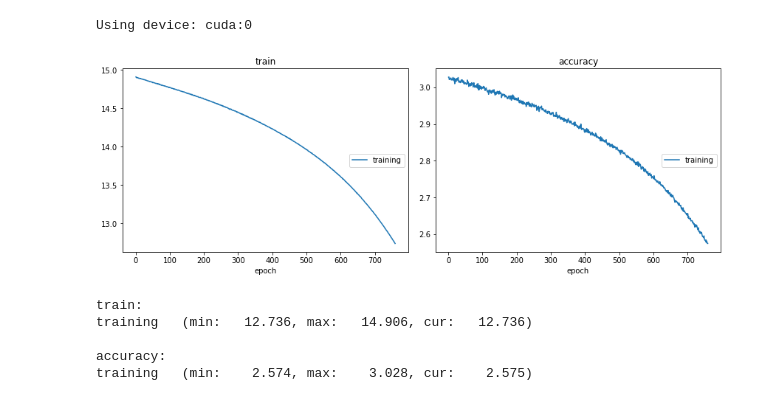
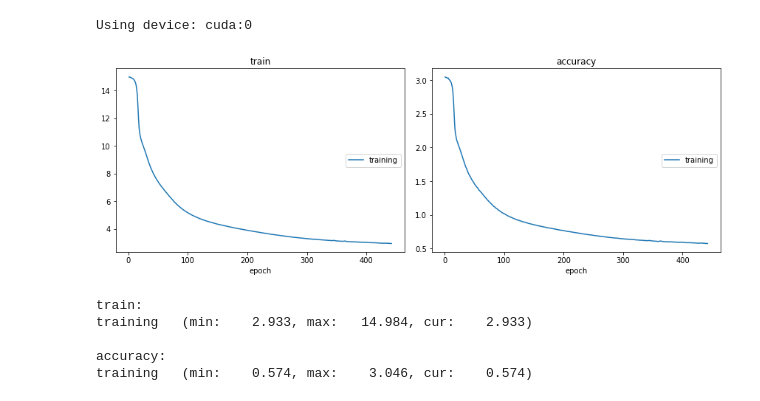
Before and after one commit to wfus/am254, a Jupyter notebook: MNISTCodec.ipynb, the cells around one changed output. Drawn from its saved outputs; the diff is of its cells as text; code cells hidden in the pictures.

```diff
--- a/MNISTCodec.ipynb
+++ b/MNISTCodec.ipynb
@@ -25,7 +25,7 @@ from livelossplot import PlotLosses
 # %%
 BATCH_SIZE = 4096
 ORIGINAL_SIZE = 28
-UNDERSAMPLED_SIZE = 10
+UNDERSAMPLED_SIZE = 15
 N = ORIGINAL_SIZE * ORIGINAL_SIZE
 M = UNDERSAMPLED_SIZE * UNDERSAMPLED_SIZE
 # %%
@@ -47,8 +47,35 @@ device = torch.device("cuda:0" if torch.cuda.is_available() else "cpu")
 print('Using device: %s' % str(device))
 # %% [output]
 Using device: cuda:0
+# %%
+class WFUMNISTCodec(nn.Module):
+    """A NN that definitely won't work, lmao, Test our dataloader."""
+    def __init__(self, original_res, sensing_res):
+        """Makes a FCN type architecture, takes in picture dimension d x d"""
+        super(WFUMNISTCodec, self).__init__()
+
+        self.m = sensing_res
+        # Sensing matrix
+        self.sensing = torch.nn.Linear(original_res * original_res, sensing_res * sensing_res, bias=False)
+
+        self.conv1 = torch.nn.Conv2d(1, 16, kernel_size=5, stride=1, padding=1)
+        self.conv2 = torch.nn.Conv2d(16, 8, kernel_size=4, stride=1, padding=1)
+        self.conv3 = torch.nn.Conv2d(8, 4, kernel_size=3, stride=1, padding=1)
+        self.conv4 = torch.nn.Conv2d(4, 1, kernel_size=3, stride=1, padding=1)
+        self.upsample = torch.nn.UpsamplingBilinear2d(size=(original_res, original_res))
+
+
+
+    def forward(self, x):
+        # Apply the sensing matrix without activation, reshape back to image-like for FCN
+        x = self.sensing(x.view(x.shape[0], -1)).view(x.shape[0], 1, self.m, self.m)
+        x = F.relu(self.conv1(x))
+        x = F.relu(self.conv2(x))
+        x = F.relu(self.conv3(x))
+        x = self.conv4(x)
+        return self.upsample(x)
 # %%
-class WFUMNISTCodec(nn.Module):
+class WFUMNISTCodecLarge(nn.Module):
     """A NN that definitely won't work, lmao, Test our dataloader."""
     def __init__(self, original_res, sensing_res):
         """Makes a FCN type architecture, takes in picture dimension d x d"""
@@ -56,12 +83,12 @@ class WFUMNISTCodec(nn.Module):
 
         self.m = sensing_res
         # Sensing matrix
-        self.sensing = torch.nn.Linear(original_res * original_res, sensing_res * sensing_res)
+        self.sensing = torch.nn.Linear(original_res * original_res, sensing_res * sensing_res, bias=False)
 
-        self.conv1 = torch.nn.Conv2d(1, 64, kernel_size=5, stride=1, padding=1)
-        self.conv2 = torch.nn.Conv2d(64, 32, kernel_size=4, stride=1, padding=1)
-        self.conv3 = torch.nn.Conv2d(32, 16, kernel_size=3, stride=1, padding=1)
-        self.conv4 = torch.nn.Conv2d(16, 1, kernel_size=3, stride=1, padding=1)
+        self.conv1 = torch.nn.Conv2d(1, 32, kernel_size=5, stride=1, padding=1)
+        self.conv2 = torch.nn.Conv2d(32, 16, kernel_size=4, stride=1, padding=1)
+        self.conv3 = torch.nn.Conv2d(16, 4, kernel_size=3, stride=1, padding=1)
+        self.conv4 = torch.nn.Conv2d(4, 1, kernel_size=3, stride=1, padding=1)
         self.upsample = torch.nn.UpsamplingBilinear2d(size=(original_res, original_res))
 
 
@@ -135,14 +162,14 @@ def train_fcn_mnist(network, epochs=10000, lr=0.001):
 # %%
 wfunet = WFUMNISTCodec(ORIGINAL_SIZE, UNDERSAMPLED_SIZE).to(device)
 # %%
-train_fcn_mnist(wfunet, lr=0.0001)
+train_fcn_mnist(wfunet, lr=0.01)
 # %% [output]
-[figure, old version]
+[figure, new version]
 train:
-training   (min:   12.736, max:   14.906, cur:   12.736)
+training   (min:    2.933, max:   14.984, cur:    2.933)
 
 accuracy:
-training   (min:    2.574, max:    3.028, cur:    2.575)
+training   (min:    0.574, max:    3.046, cur:    0.574)
 # %%
 random_test_X, random_test_y = None, None
 for X, y in train_loader:
```
Also changed, not shown: parts of 2 cells of this notebook, 4 other files.
